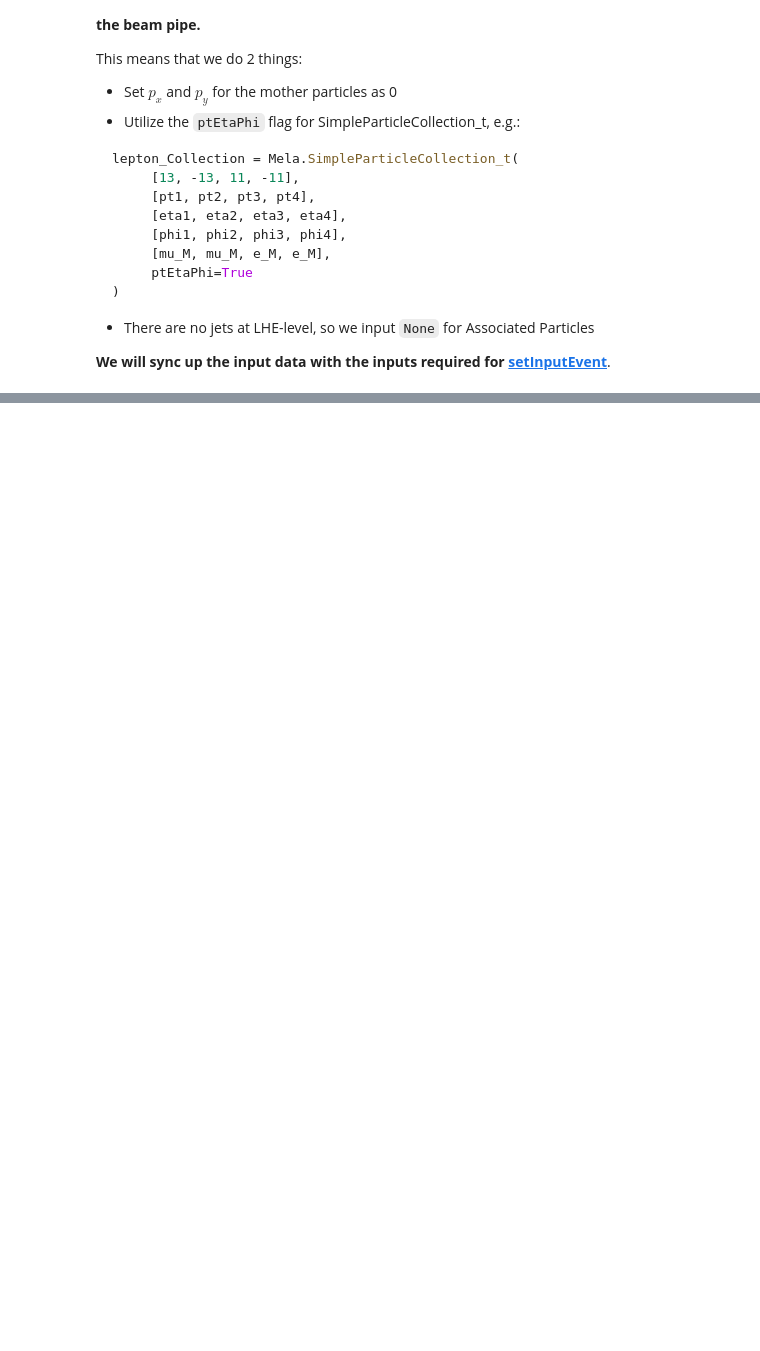
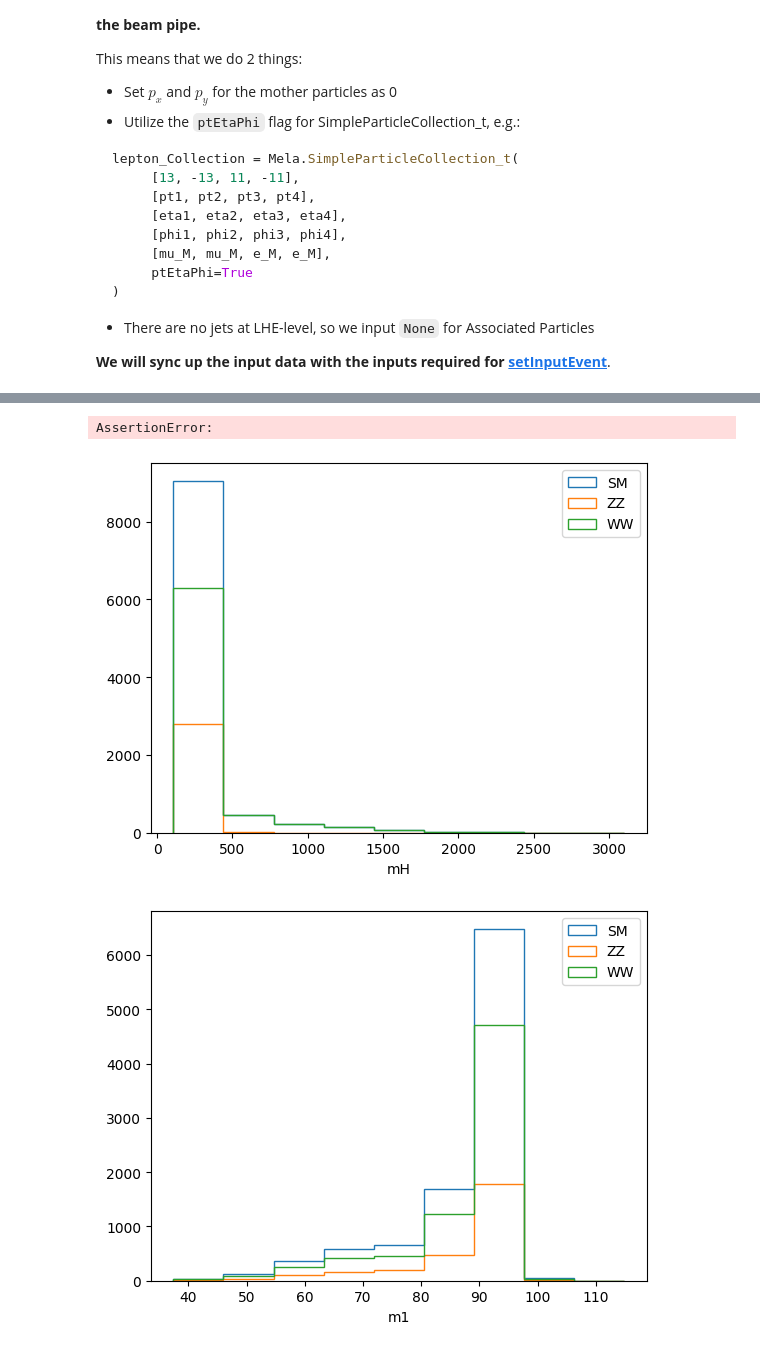
Before and after one commit to FNALLPC/cmseft, a Jupyter notebook: reweighting/MELA_Tutorial.ipynb, the cells around one changed output, grey strips where cells are left out. Saved outputs shown, nothing was run; the diff lists cells and outputs as text; code cells hidden in the pictures; blank space fills up the shorter version.

```diff
--- a/reweighting/MELA_Tutorial.ipynb
+++ b/reweighting/MELA_Tutorial.ipynb
@@ -674,0 +828,36 @@ for i, name in enumerate(observable_names):
+# %%
+coupling_setups = {
+    "SM":{"ghz1":[1,0], "ghw1":[1,0]},
+    "ZZ":{"ghz1":[1,0]},
+    "WW_term3":{}
+    #I want YOU to do this yourself using the equation above to be the third term in the equation
+}
+
+assert len(coupling_setups["WW_term3"]) == 2
+assert "ghz1" in coupling_setups["WW_term3"] and "ghw1" in coupling_setups["WW_term3"]
+tracker.WW_pass()
+# %% [output]
+AssertionError:
+# %%
+template_arr = np.zeros(len(input_data), dtype=np.float64)
+probabilities = {
+    i : template_arr.copy() for i in coupling_setups.keys()
+}
+
+observables = np.zeros((8, len(input_data)), dtype=np.float64)
+observable_names = "mH", "m1", "m2", "cos1", "cos2", "phi", "cos_star", "phi1"
+
+for i, input_event in tqdm.tqdm(enumerate(input_data), desc="reweighting", total=len(input_data)):
+    m.setInputEvent(*input_event) #There's a reason we ordered it like we did!
+    m.setProcess(Mela.Process.HSMHiggs, Mela.MatrixElement.MCFM, Mela.Production.JJEW)
+
+    for name, coupling_dict in coupling_setups.items():
+        for coup_name, coup_val in coupling_dict.items():
+            setattr(m, coup_name, coup_val)
+
+        m.differentiate_HWW_HZZ = True #This is technically a "coupling" and so gets reset as well!
+        probabilities[name][i] = m.computeProdDecP(False)
+
+    observables[:,i] = m.computeDecayAngles()
+
+    m.resetInputEvent()
@@ -674,0 +867,24 @@ for i, name in enumerate(observable_names):
+# %%
+for i, name in enumerate(observable_names):
+    plt.figure()
+    mini, maxi = observables[i].min(), observables[i].max()
+    binning = np.linspace(mini, maxi, 10)
+
+    for hypo, values in probabilities.items():
+        if hypo == "WW_term3":
+            prob = 2*probabilities["SM"] + 2*probabilities["ZZ"] - 4*probabilities[hypo]
+        else:
+            prob = probabilities[hypo]
+        plt.hist(
+            observables[i], binning, histtype="step",
+            weights=prob/probabilities["SM"], label=hypo.split("_")[0]
+        )
+
+    plt.legend()
+#     plt.yscale('log')
+    plt.xlabel(name)
+    plt.show()
+    plt.close(fig)
+# %% [output]
+[figure, added]
+[figure, added]
```
Also changed, not shown: parts of 27 cells of this notebook, 3 other files.
